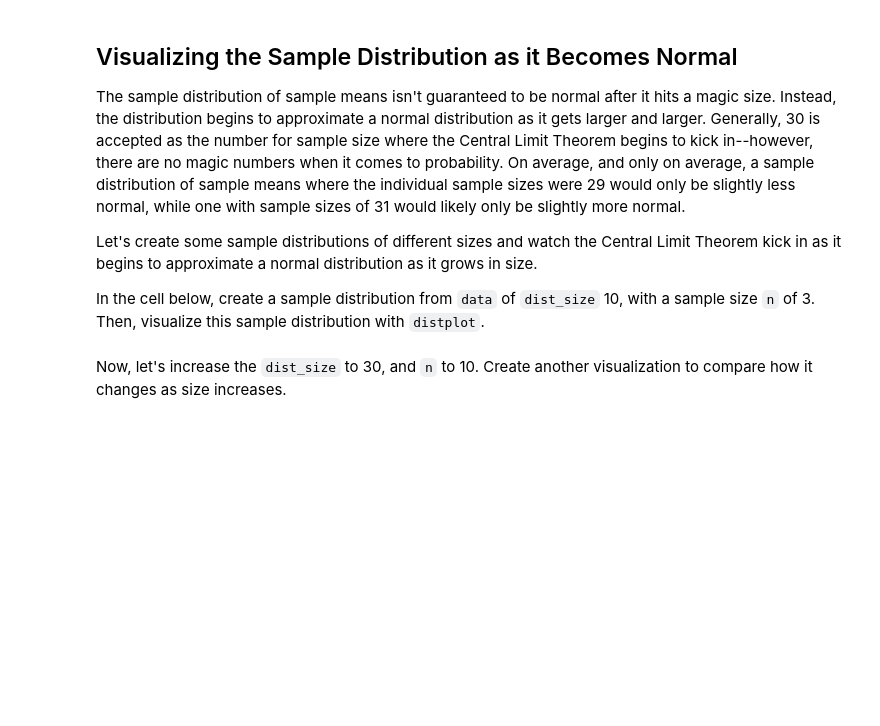
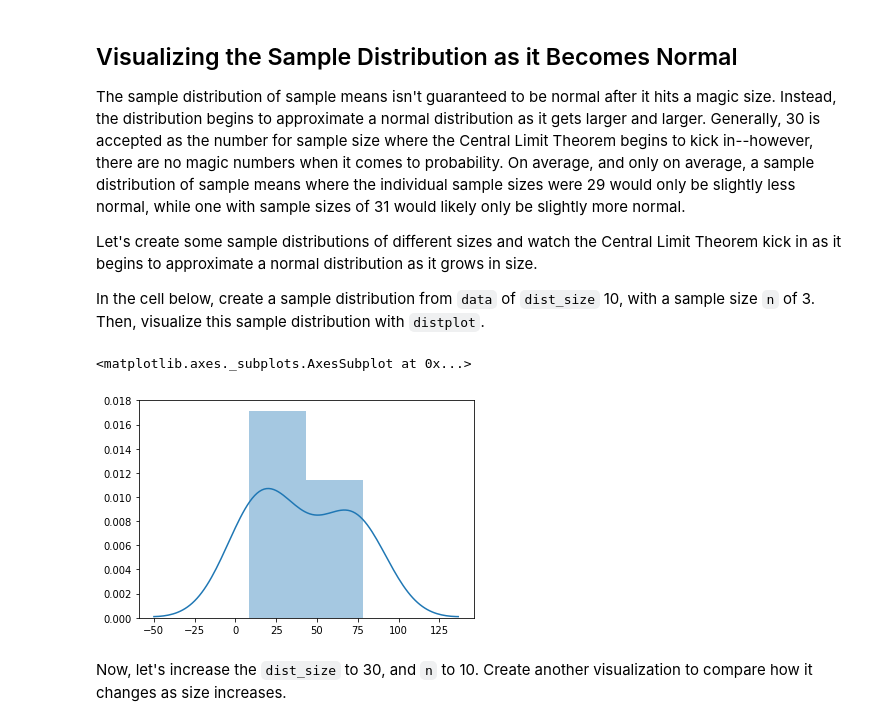
Before and after one commit to bl419cam/dsc-central-limit-theorem-lab-seattle-ds-062419, a Jupyter notebook: index.ipynb, the cells around one changed output. Cells and saved outputs as stored; diff of their text form; code cells hidden in the pictures; blank space fills up the shorter version.

```diff
--- a/index.ipynb
+++ b/index.ipynb
@@ -110,7 +110,10 @@ In the cell below, create a sample distribution from `data` of `dist_size` 10, w
 # %%
 # Your code here
 sample_n_3 = create_sample_distribution(rand_nums, dist_size=10, n=3)
-sns.distplot()
+sns.distplot(sample_n_3)
+# %% [output]
+<matplotlib.axes._subplots.AxesSubplot at 0x...>
+[figure, added]
 # %% [markdown]
 Now, let's increase the `dist_size` to 30, and `n` to 10.  Create another visualization to compare how it changes as size increases.
 # %%
```
